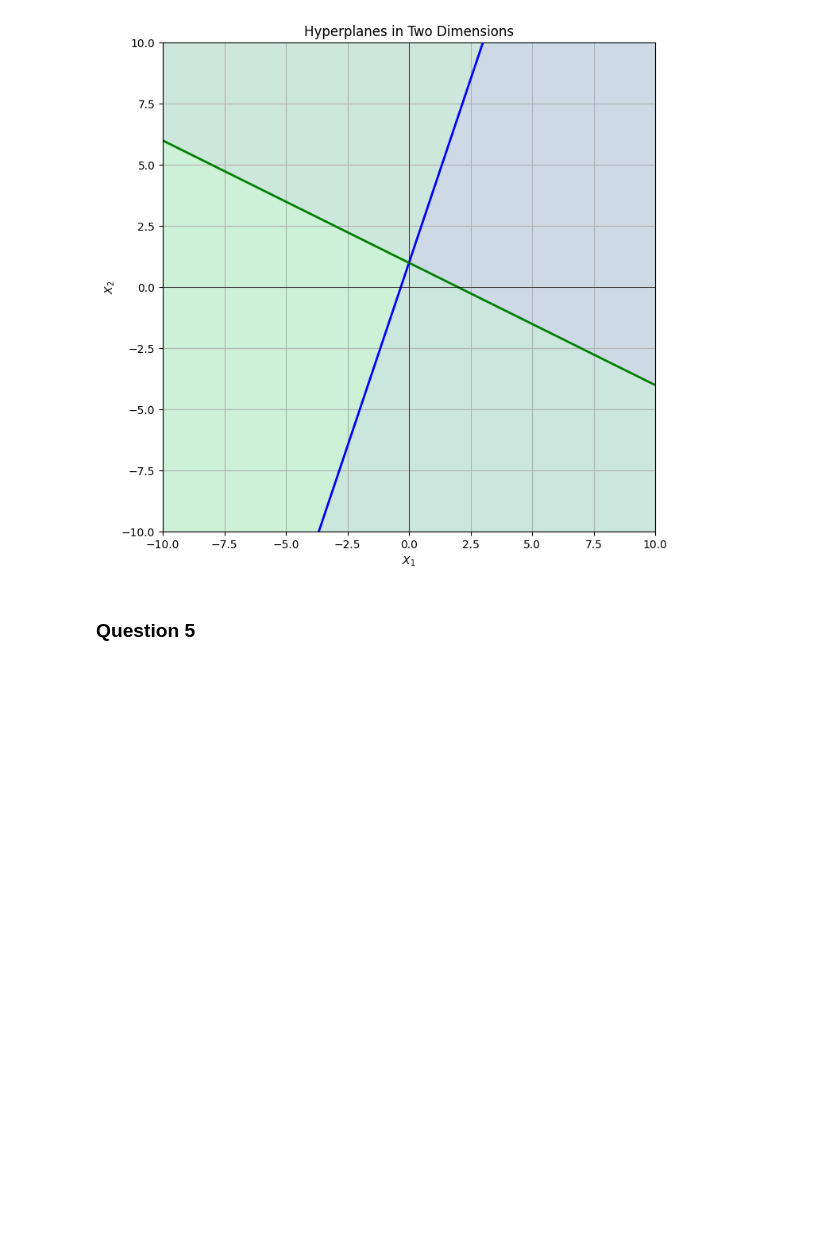
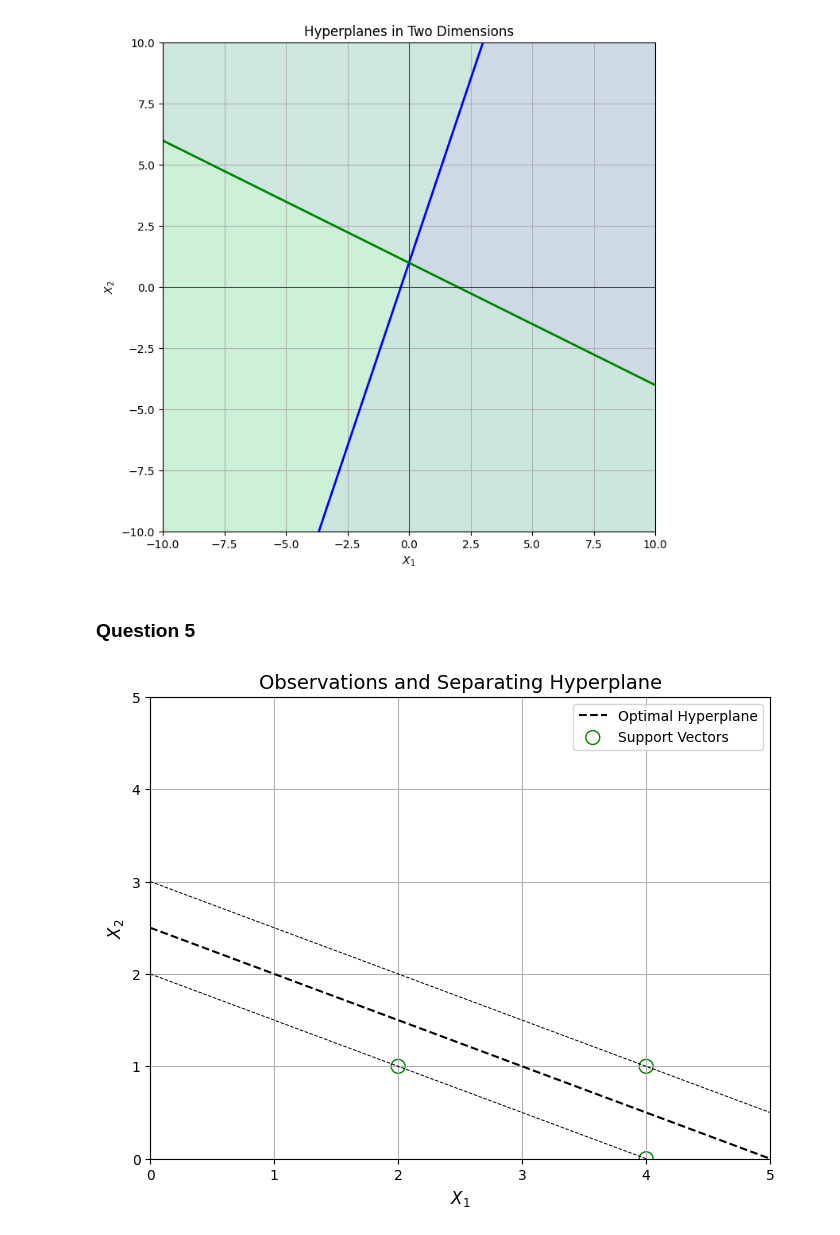
Before and after one commit to AIwaziri/Ai-305-LAB-ML, a Jupyter notebook: Assignment1/waziri-ML-Assgnment-1-Codes.ipynb, the cells around one changed output. Drawn from its saved outputs; the diff is of its cells as text; code cells hidden in the pictures; blank space fills up the shorter version.

```diff
--- a/Assignment1/waziri-ML-Assgnment-1-Codes.ipynb
+++ b/Assignment1/waziri-ML-Assgnment-1-Codes.ipynb
@@ -191,3 +191,50 @@ plt.show()
 [figure]
 # %% [markdown]
 ### Question 5
+# %%
+# Fixing the index for support vectors (we only have 7 observations, so max index is 6)
+support_vectors = X.iloc[[1, 5, 6], :]  # Correcting the support vector indices
+
+# Re-plot the visualization
+plt.figure(figsize=(8, 6))
+
+# Plot Red points
+for i, label in enumerate(y):
+    if label == "Red":
+        plt.scatter(X.iloc[i, 0], X.iloc[i, 1], color='red', label='Red' if i == 0 else "")
+
+# Plot Blue points
+for i, label in enumerate(y):
+    if label == "Blue":
+        plt.scatter(X.iloc[i, 0], X.iloc[i, 1], color='blue', label='Blue' if i == 4 else "")
+
+# Labels and title
+plt.xlabel('$X_1$', fontsize=12)
+plt.ylabel('$X_2$', fontsize=12)
+plt.title('Observations and Separating Hyperplane', fontsize=14)
+
+# Optimal Separating Hyperplane: Assumed as a hand-crafted line (for visualization)
+x_vals = np.linspace(0, 5, 100)
+optimal_hyperplane = 2.5 - 0.5 * x_vals
+
+plt.plot(x_vals, optimal_hyperplane, '--', color='black', label='Optimal Hyperplane')
+
+# Add margin lines (assuming fixed margin for demonstration)
+margin_plus = 2.5 - 0.5 * x_vals + 0.5
+margin_minus = 2.5 - 0.5 * x_vals - 0.5
+
+plt.plot(x_vals, margin_plus, 'k--', linewidth=0.7)
+plt.plot(x_vals, margin_minus, 'k--', linewidth=0.7)
+
+# Highlight support vectors (assumed for demo)
+plt.scatter(support_vectors.iloc[:, 0], support_vectors.iloc[:, 1], s=100, facecolors='none', edgecolors='green', label='Support Vectors')
+
+# Legend
+plt.legend()
+plt.grid(True)
+plt.xlim(0, 5)
+plt.ylim(0, 5)
+
+plt.show()
+# %% [output]
+[figure, added]
```
Also changed, not shown: 2 other files.
